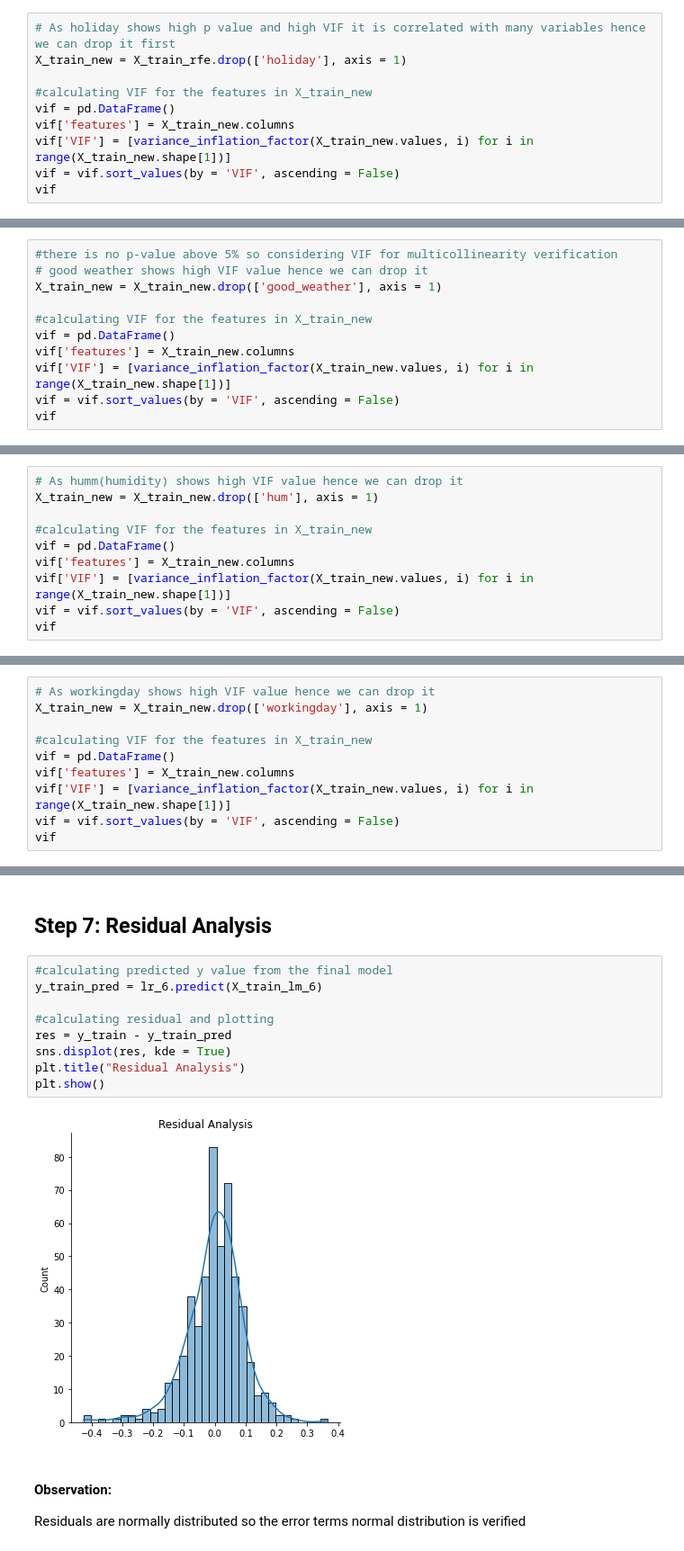
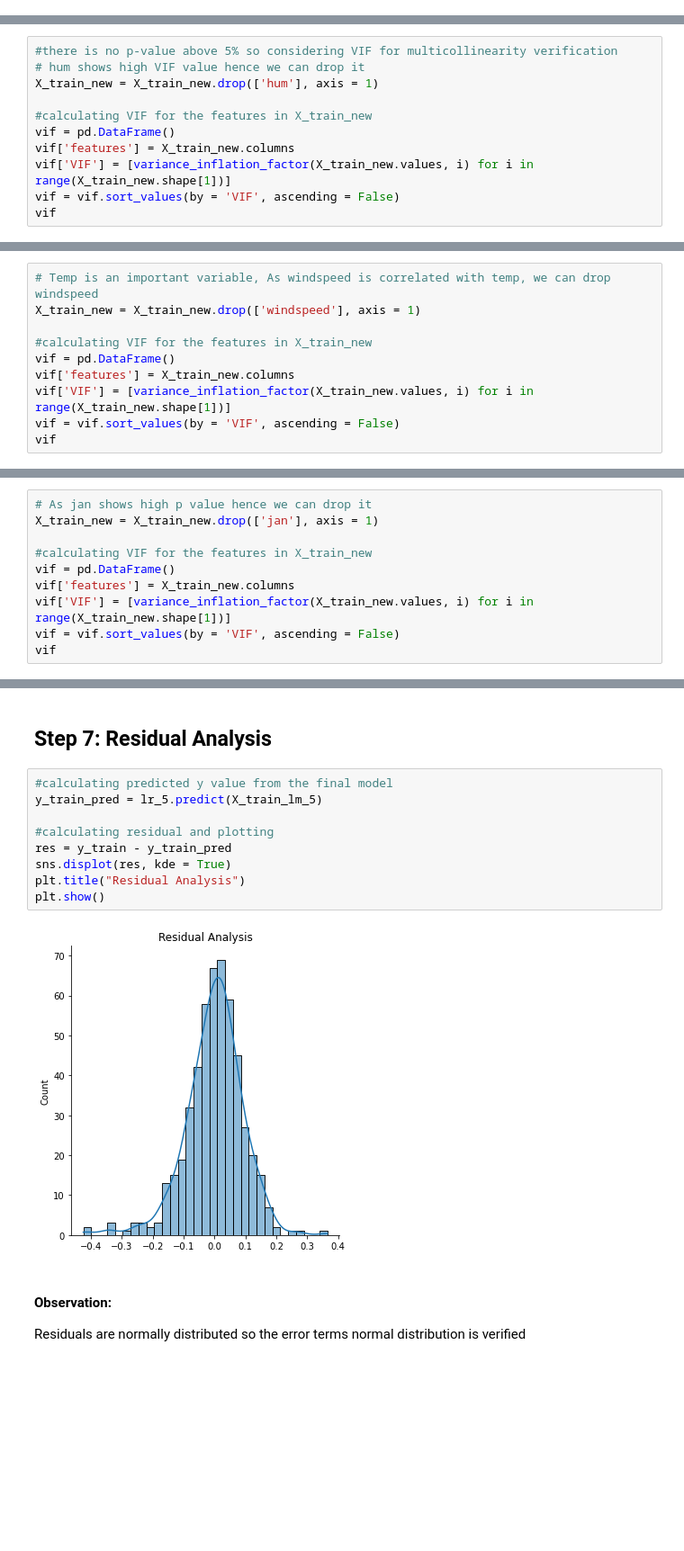
Before and after one commit to cskn1097/bike_sharing_assignment, a Jupyter notebook: bike_sharing_assignment_chandrasekaran.ipynb, the cells around one changed output, grey strips where cells are left out. Shown at 90% size. Cells and saved outputs as stored; diff of their text form; blank space fills up the shorter version.

```diff
--- a/bike_sharing_assignment_chandrasekaran.ipynb
+++ b/bike_sharing_assignment_chandrasekaran.ipynb
@@ -465,10 +492,0 @@ strong multicollinearity problems or that the design matrix is singular.
-# %%
-# As holiday shows high p value and high VIF it is correlated with many variables hence we can drop it first
-X_train_new = X_train_rfe.drop(['holiday'], axis = 1)
-
-#calculating VIF for the features in X_train_new
-vif = pd.DataFrame()
-vif['features'] = X_train_new.columns
-vif['VIF'] = [variance_inflation_factor(X_train_new.values, i) for i in range(X_train_new.shape[1])]
-vif = vif.sort_values(by = 'VIF', ascending = False)
-vif
@@ -518,8 +545,8 @@ strong multicollinearity problems or that the design matrix is singular.
     *There is no much change in r2 value, r2 value remains the same
 # %%
 #there is no p-value above 5% so considering VIF for multicollinearity verification
-# good weather shows high VIF value hence we can drop it
-X_train_new = X_train_new.drop(['good_weather'], axis = 1)
+# hum shows high VIF value hence we can drop it
+X_train_new = X_train_new.drop(['hum'], axis = 1)
 
 #calculating VIF for the features in X_train_new
 vif = pd.DataFrame()
@@ -569,8 +597,8 @@ Covariance Type:            nonrobust
 Notes:
 [1] Standard Errors assume that the covariance matrix of the errors is correctly specified.
 # %%
-# As humm(humidity) shows high VIF value hence we can drop it
-X_train_new = X_train_new.drop(['hum'], axis = 1)
+# Temp is an important variable, As windspeed is correlated with temp, we can drop windspeed
+X_train_new = X_train_new.drop(['windspeed'], axis = 1)
 
 #calculating VIF for the features in X_train_new
 vif = pd.DataFrame()
@@ -619,8 +646,8 @@ Covariance Type:            nonrobust
 Notes:
 [1] Standard Errors assume that the covariance matrix of the errors is correctly specified.
 # %%
-# As workingday shows high VIF value hence we can drop it
-X_train_new = X_train_new.drop(['workingday'], axis = 1)
+# As jan shows high p value hence we can drop it
+X_train_new = X_train_new.drop(['jan'], axis = 1)
 
 #calculating VIF for the features in X_train_new
 vif = pd.DataFrame()
@@ -721,15 +699,15 @@ Notes:
 ## Step 7: Residual Analysis
 # %%
 #calculating predicted y value from the final model
-y_train_pred = lr_6.predict(X_train_lm_6)
+y_train_pred = lr_5.predict(X_train_lm_5)
 
 #calculating residual and plotting
 res = y_train - y_train_pred
 sns.displot(res, kde = True)
 plt.title("Residual Analysis")
 plt.show()
 # %% [output]
-[figure, old version]
+[figure, new version]
 # %% [markdown]
 #### Observation:
 
```
Also changed, not shown: parts of 45 cells of this notebook, 1 other file.
